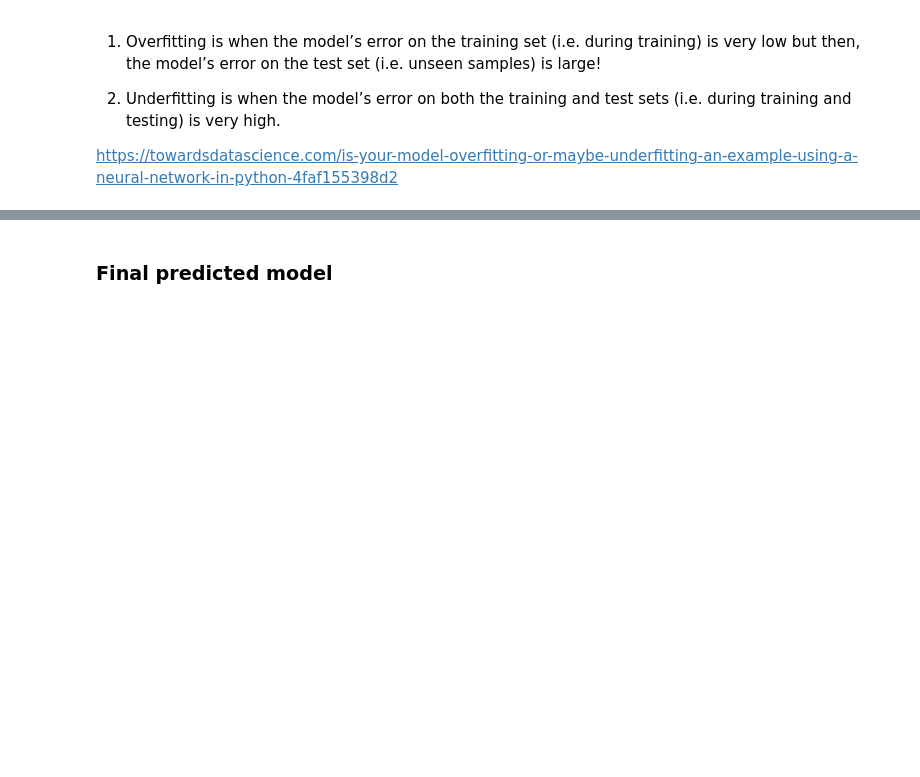
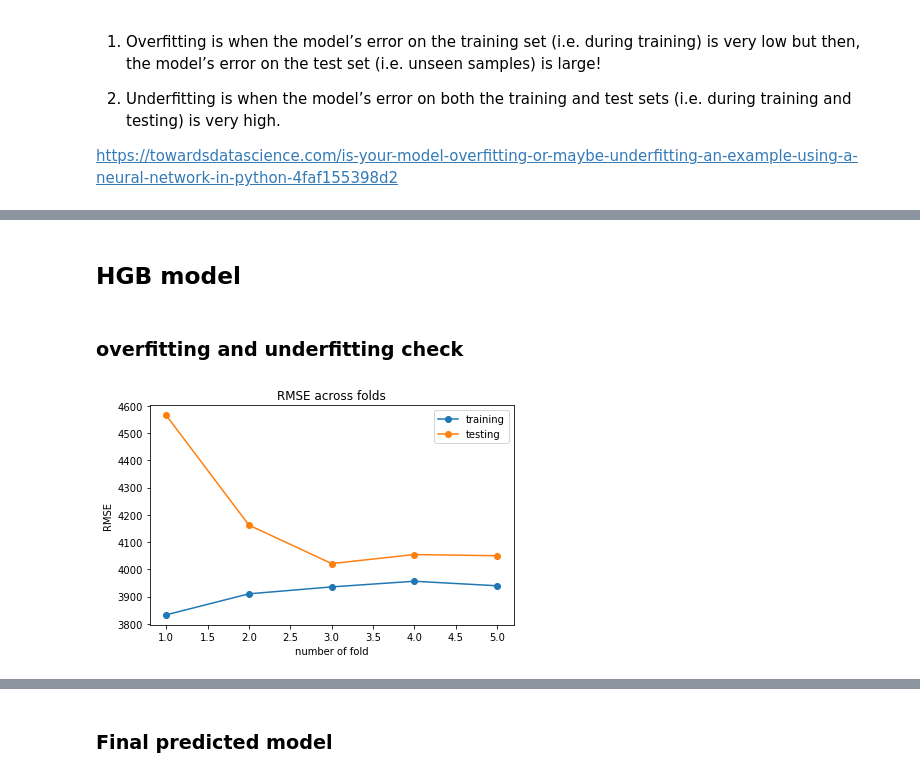
Before and after one commit to RodzanIskandar/Used_Craiglist_Car_Price_Prediction, a Jupyter notebook: machine learning model.ipynb, the cells around one changed output, grey strips where cells are left out. Drawn from its saved outputs; the diff is of its cells as text; code cells hidden in the pictures; blank space fills up the shorter version.

Commit message:
update HistGradientBoost ml model

```diff
--- a/machine learning model.ipynb
+++ b/machine learning model.ipynb
@@ -342,0 +349,8 @@ fit_check(rf_best, 4)
+# %% [markdown]
+## HGB model
+# %% [markdown]
+### overfitting and underfitting check
+# %%
+fit_check(HGB, 5)
+# %% [output]
+[figure, added]
```
Also changed, not shown: parts of 16 cells of this notebook.
